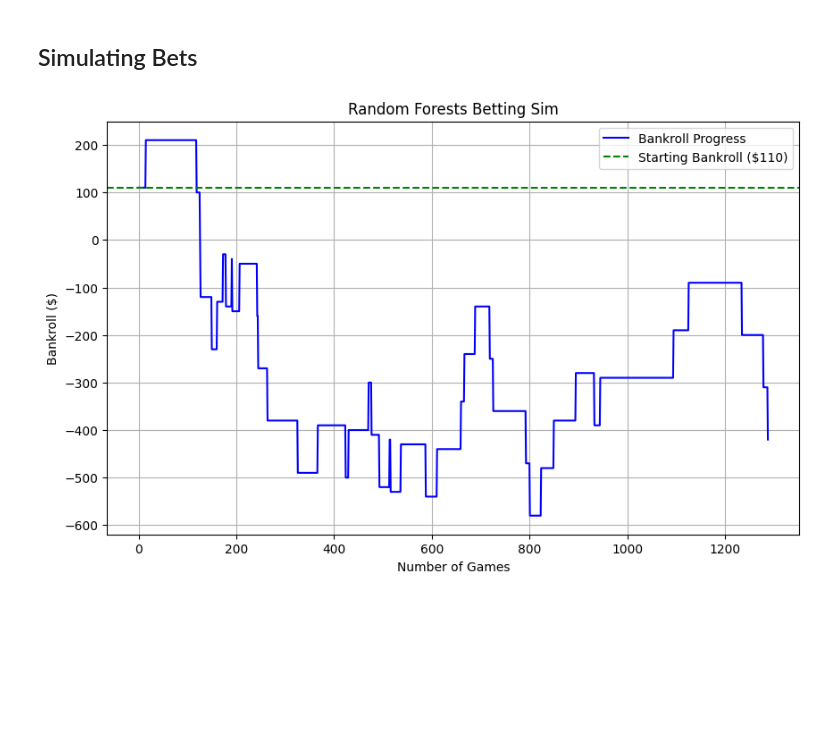
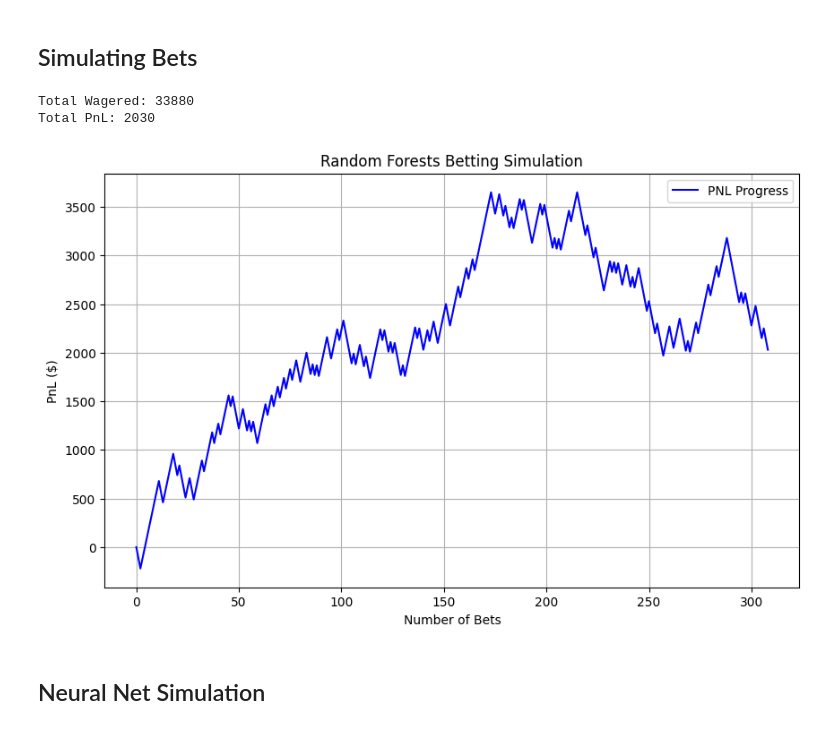
Before and after one commit to harshavardhan-patil/dont-bet-on-sports, a Jupyter notebook: notebooks/reports.ipynb, the cells around one changed output. Saved outputs shown, nothing was run; the diff lists cells and outputs as text; code cells hidden in the pictures; blank space fills up the shorter version.

```diff
--- a/notebooks/reports.ipynb
+++ b/notebooks/reports.ipynb
@@ -140,9 +78,11 @@ from pathlib import Path
 import matplotlib.pyplot as plt
 from src.config import PROCESSED_DATA_DIR, INTERIM_DATA_DIR
 
-pro_test_path: Path = PROCESSED_DATA_DIR / "testset.csv"
+
 int_test_path : Path = INTERIM_DATA_DIR / "testset.csv"
+scaled_test_path: Path = PROCESSED_DATA_DIR / "scaled" /"testset.csv"
+unscaled_test_path: Path = PROCESSED_DATA_DIR / "unscaled" /"testset.csv"
 
-df_test = pd.read_csv(str(pro_test_path), index_col='id')
+df_test = pd.read_csv(str(scaled_test_path), index_col='id')
 df_int = pd.read_csv(str(int_test_path), index_col='id')
 # %%
@@ -153,47 +96,67 @@ df_pred = pd.DataFrame({'r_spread': df_test['r_spread'].values.tolist(), 'pred':
+# %%
+from src.modeling.predict import predict_support_vectors
+
+svr_results = predict_support_vectors(df_test.drop(columns=['r_spread']))
+#using unscaled spread values
+scaler_path = MODELS_DIR / "scalers" / "scaler_y.gz"
+scaler_y = joblib.load(scaler_path)
+svr_results = scaler_y.inverse_transform(svr_results.reshape(-1, 1))
+def calc_rspread(tm_score, opp_score):
+    return tm_score - opp_score
+r_spread_list = [calc_rspread(row[0], row[1]) for row in df_int[['tm_score', 'opp_score']].to_numpy()]
+df_pred = pd.DataFrame({'r_spread': r_spread_list, 'pred': svr_results.flatten().tolist(), 'spread_line': df_int['tm_spread'].values.tolist()})
 # %%
-# Initialize variables for bankroll and profit/loss
-initial_bankroll = 110  # Starting with $100
-current_bankroll = initial_bankroll
+# Initialize variables for pnl and profit/loss
+current_pnl = 0
 wager_amount = 110  # Wager $110 per bet to win $100
+total_wagered = 0
 
-# Initialize a list to store bankroll after each bet
-bankroll_progress = []
+# Initialize a list to store pnl after each bet
+pnl_progress = []
 
 # Loop through each row to simulate the bets
 for index, row in df_pred.iterrows():
     actual_r_spread = row['r_spread']
     prediction = row['pred']
     spread_line = row['spread_line']
 
     # Betting strategy: Bet on the team if pred > spread_line (predicting the team will cover the spread)
-    if spread_line < 0 and (prediction - abs(spread_line)) > 3:
+    if spread_line < 0 and (prediction - abs(spread_line)) > 1:
         # If actual r_spread (team's win margin) covers the spread line, bet wins
+        total_wagered+=wager_amount
         if actual_r_spread > abs(spread_line):
-            current_bankroll += 100  # Win $100
+            current_pnl += 100  # Win $100
         else:
-            current_bankroll -= wager_amount  # Lose $110 due to vigorish (110)
-    elif spread_line > 0 and (abs(prediction) - spread_line) > 3:
+            current_pnl -= wager_amount  # Lose $110 due to vigorish (110)
+    elif spread_line > 0 and (abs(prediction) - spread_line) > 1:
         # If actual r_spread (team's win margin) covers the spread line, bet wins
+        total_wagered+=wager_amount
         if abs(actual_r_spread) > spread_line:
-            current_bankroll += 100  # Win $100
+            current_pnl += 100  # Win $100
         else:
-            current_bankroll -= wager_amount  # Lose $110 due to vigorish (110)
+            current_pnl -= wager_amount  # Lose $110 due to vigorish (110)
 
-    # Append the current bankroll to the list for tracking progress
-    bankroll_progress.append(current_bankroll)
+    # Append the current pnl to the list for tracking progress
+    pnl_progress.append(current_pnl)
 
-# Add the bankroll progress to the DataFrame for visualization
-df_pred['bankroll'] = bankroll_progress
+# Add the pnl progress to the DataFrame for visualization
+df_pred['pnl'] = pnl_progress
+squeezed_pnl = df_pred['pnl'].loc[df_pred['pnl'].shift() != df_pred['pnl']].reset_index(drop=True)
 
-# Plot the bankroll progression over time (as bets progress)
+print(f"Total Wagered: {total_wagered}")
+print(f"Total PnL: {current_pnl}")
+# Plot the pnl progression over time (as bets progress)
 plt.figure(figsize=(10, 6))
-plt.plot(df_pred['bankroll'], label='Bankroll Progress', color='b')
-plt.axhline(initial_bankroll, color='green', linestyle='--', label='Starting Bankroll ($110)')
-plt.title('Random Forests Betting Sim')
-plt.xlabel('Number of Games')
-plt.ylabel('Bankroll ($)')
+plt.plot(squeezed_pnl, label='PNL Progress', color='b')
+plt.title('Random Forests Betting Simulation')
+plt.xlabel('Number of Bets')
+plt.ylabel('PnL ($)')
 plt.legend()
 plt.grid(True)
 plt.show()
 # %% [output]
+Total Wagered: 33880
+Total PnL: 2030
-[figure, old version]
+[figure, new version]
+# %% [markdown]
+## Neural Net Simulation
```
Also changed, not shown: parts of 6 cells of this notebook, 23 other files.
